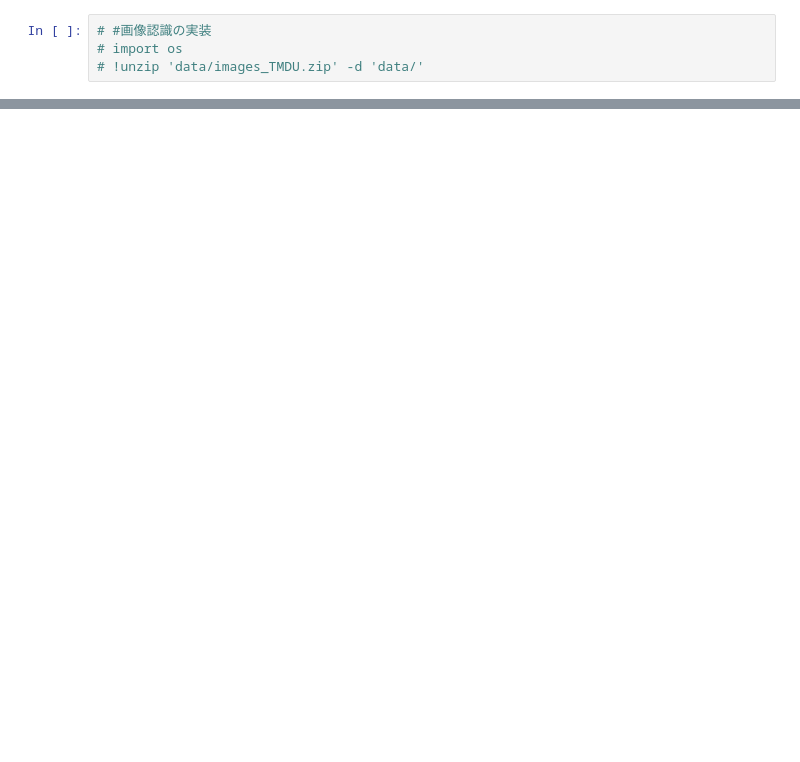
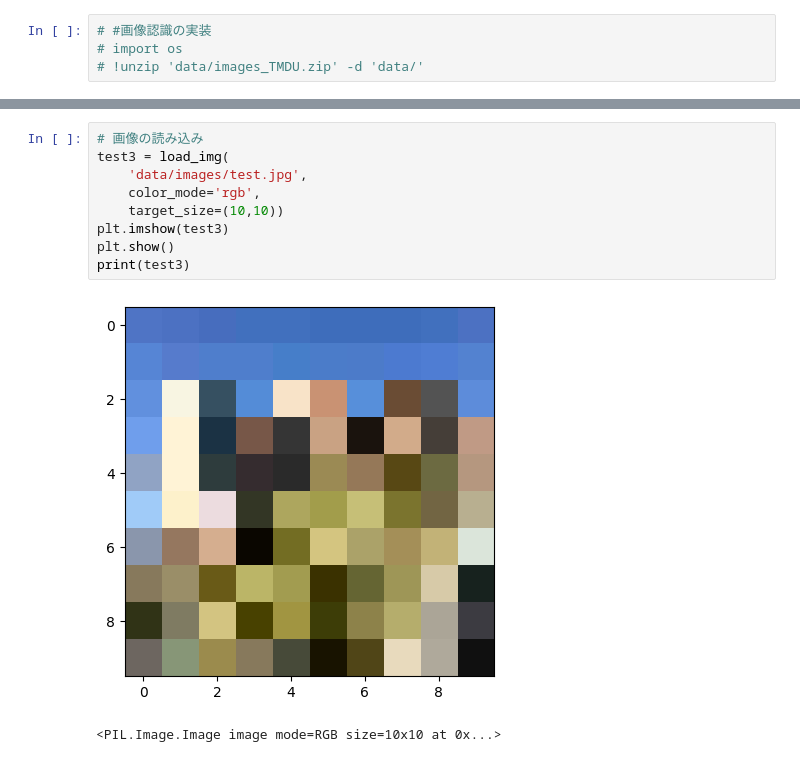
Before and after one commit to poteto1212/medical_AI, a Jupyter notebook: notebooks/test11.ipynb, the cells around one changed output, grey strips where cells are left out. Saved outputs shown, nothing was run; the diff lists cells and outputs as text; blank space fills up the shorter version.

```diff
--- a/notebooks/test11.ipynb
+++ b/notebooks/test11.ipynb
@@ -14,0 +40,12 @@ print(test)
+# %%
+# 画像の読み込み
+test3 = load_img(
+    'data/images/test.jpg',
+    color_mode='rgb',
+    target_size=(10,10))
+plt.imshow(test3)
+plt.show()
+print(test3)
+# %% [output]
+[figure, added]
+<PIL.Image.Image image mode=RGB size=10x10 at 0x...>
```
Also changed, not shown: parts of 5 cells of this notebook.
